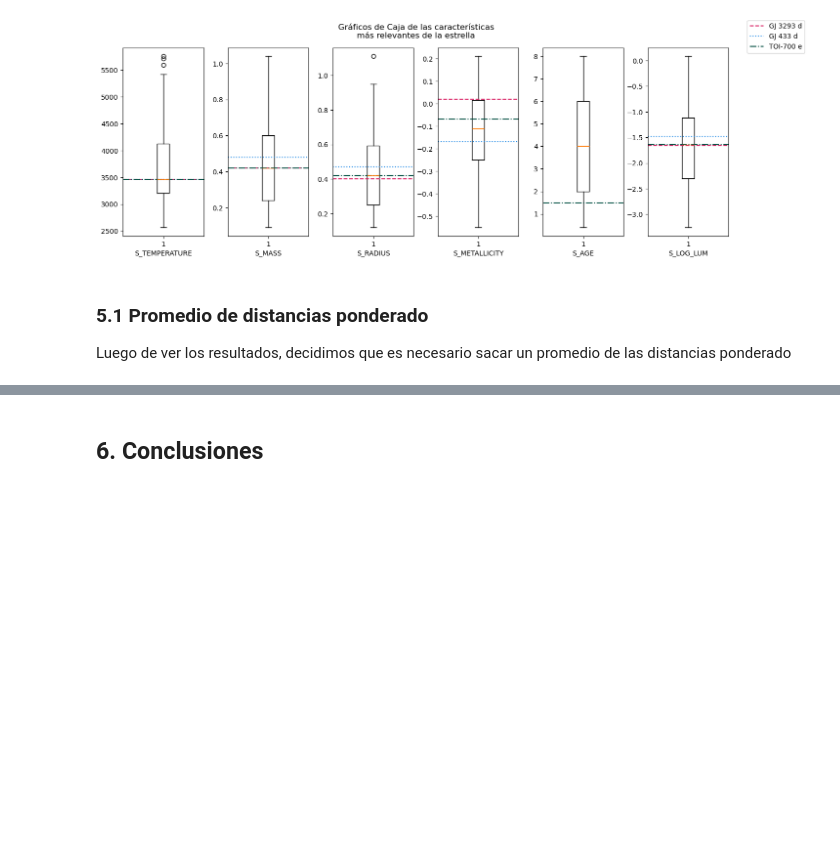
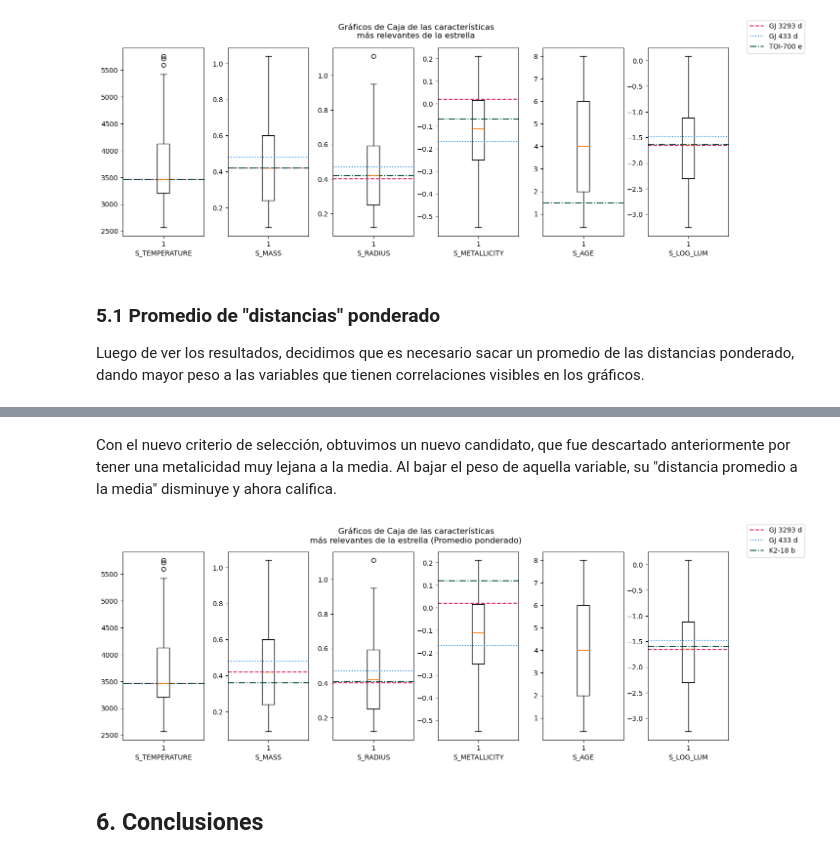
Before and after one commit to sphxisnot/Big-Data-2026, a Jupyter notebook: Hackaton_planetas_grupo_3.ipynb, the cells around one changed output, grey strips where cells are left out. Cells and saved outputs as stored; diff of their text form; code cells hidden in the pictures; blank space fills up the shorter version.

```diff
--- a/Hackaton_planetas_grupo_3.ipynb
+++ b/Hackaton_planetas_grupo_3.ipynb
@@ -262,8 +264,8 @@ plt.show()
 # %% [output]
 [figure]
 # %% [markdown]
-### 5.1 Promedio de distancias ponderado
-Luego de ver los resultados, decidimos que es necesario sacar un promedio de las distancias ponderado
+### 5.1 Promedio de "distancias" ponderado
+Luego de ver los resultados, decidimos que es necesario sacar un promedio de las distancias ponderado, dando mayor peso a las variables que tienen correlaciones visibles en los gráficos.
 # %%
 def weighted_mean(data,weights=np.ones_like(data)):
     return np.nansum(data*weights)/np.sum(weights)
@@ -277,5 +279,24 @@ selected_wei
 | 626 | GJ 3293 d | M2.5 | 20.19030 | 3466.0 | 0.42 | 0.40 | 0.02 | NaN | -1.658 | ... |
 | 664 | GJ 433 d | M2V | 9.06456 | 3461.0 | 0.48 | 0.47 | -0.17 | NaN | -1.475 | ... |
 | 2178 | K2-18 b | M2.5 V | 38.02660 | 3457.0 | 0.36 | 0.41 | 0.12 | NaN | -1.597 | ... |
+# %% [markdown]
+Con el nuevo criterio de selección, obtuvimos un nuevo candidato, que fue descartado anteriormente por tener una metalicidad muy lejana a la media. Al bajar el peso de aquella variable, su "distancia promedio a la media" disminuye y ahora califica.
+# %%
+fig3, axs3 =plt.subplots(1,len(params),figsize=(16,5)) # gráfico de estadística de nuestros parámetros más importantes
+for item, i in zip(params,range(len(params))): # iteramos en las características
+    axs3[i].boxplot(data_habitable[item].dropna()) # sin NaN o queda en blanco
+    for key,v in zip(estilo.keys(),range(3)): # iteramos en cada planeta
+        if item == "S_MASS": # esto es para no tener 15 labels
+            axs3[i].axhline(selected_wei[item].iloc[v], ls=estilo[key][1], label=selected_wei["P_NAME"].iloc[v], color=estilo[key][0])
+        else:
+            axs3[i].axhline(selected_wei[item].iloc[v], ls=estilo[key][1], color=estilo[key][0])
+    axs3[i].set(xlabel=item)
+fig3.legend()
+fig3.subplots_adjust(wspace=0.3) # añadimos espaciado entre los subplots para que se vea mejor
+fig3.suptitle("Gráficos de Caja de las características\nmás relevantes de la estrella (Promedio ponderado)") # título
+plt.show()
+#fig.savefig("box.png", dpi=300) # descomentar para guardar la figura
+# %% [output]
+[figure, added]
 # %% [markdown]
 ## 6. Conclusiones
```
Also changed, not shown: parts of 11 cells of this notebook.
